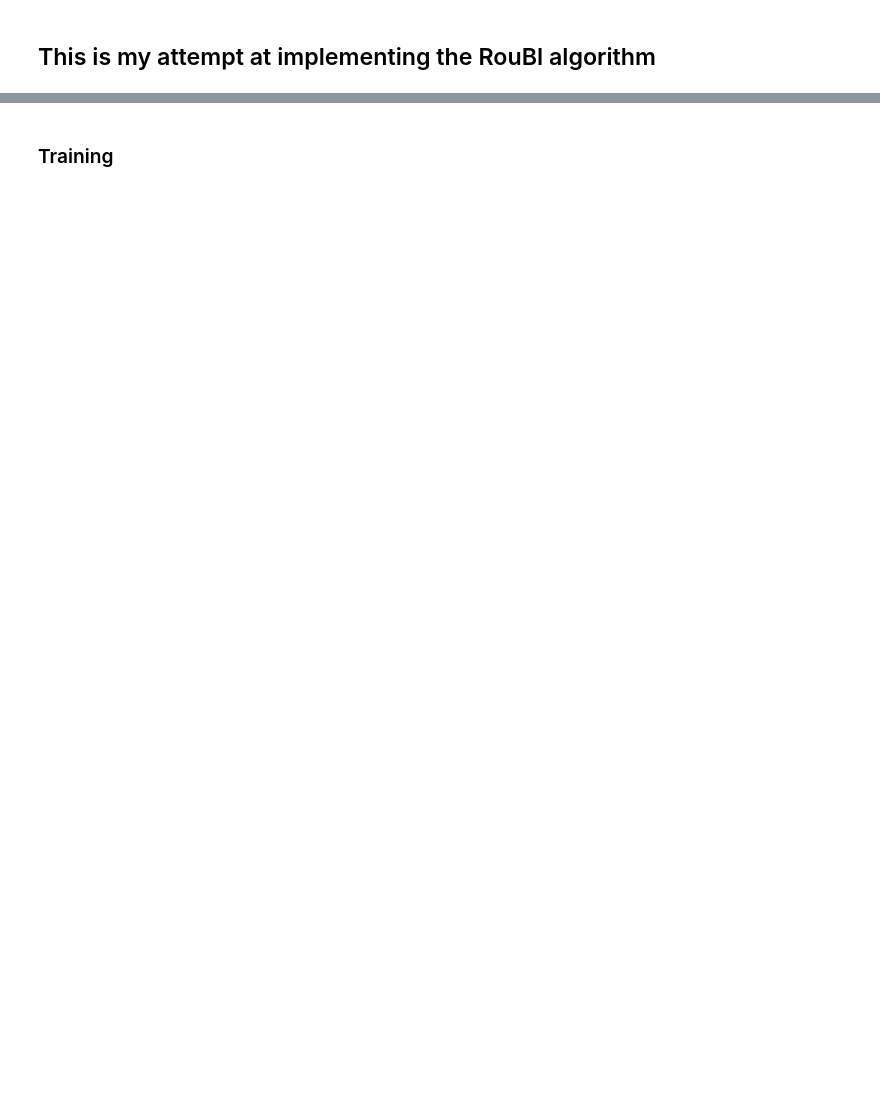
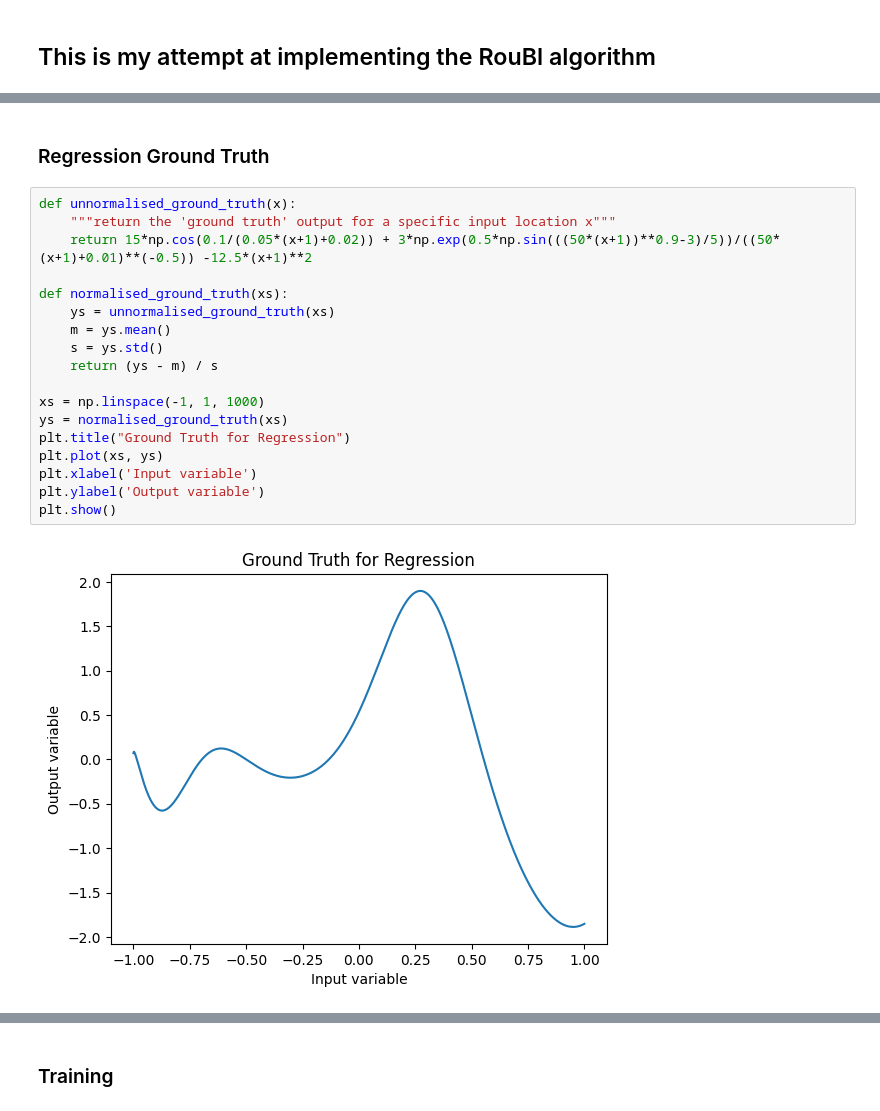
Before and after one commit to Marco-Gal/Bayesian-Neural-Network-Project, a Jupyter notebook: RouBL-Attempt-2.ipynb, the cells around one changed output, grey strips where cells are left out. Cells and saved outputs as stored; diff of their text form; blank space fills up the shorter version.

```diff
--- a/RouBL-Attempt-2.ipynb
+++ b/RouBL-Attempt-2.ipynb
@@ -335,0 +145,22 @@ print(model_noise_std, noise_std, y_pred_std_noiseless.mean())
+# %% [markdown]
+### Regression Ground Truth
+# %%
+def unnormalised_ground_truth(x):
+    """return the 'ground truth' output for a specific input location x"""
+    return 15*np.cos(0.1/(0.05*(x+1)+0.02)) + 3*np.exp(0.5*np.sin(((50*(x+1))**0.9-3)/5))/((50*(x+1)+0.01)**(-0.5)) -12.5*(x+1)**2
+
+def normalised_ground_truth(xs):
+    ys = unnormalised_ground_truth(xs)
+    m = ys.mean()
+    s = ys.std()
+    return (ys - m) / s
+
+xs = np.linspace(-1, 1, 1000)
+ys = normalised_ground_truth(xs)
+plt.title("Ground Truth for Regression")
+plt.plot(xs, ys)
+plt.xlabel('Input variable')
+plt.ylabel('Output variable')
+plt.show()
+# %% [output]
+[figure, added]
```
Also changed, not shown: parts of 9 cells of this notebook.
